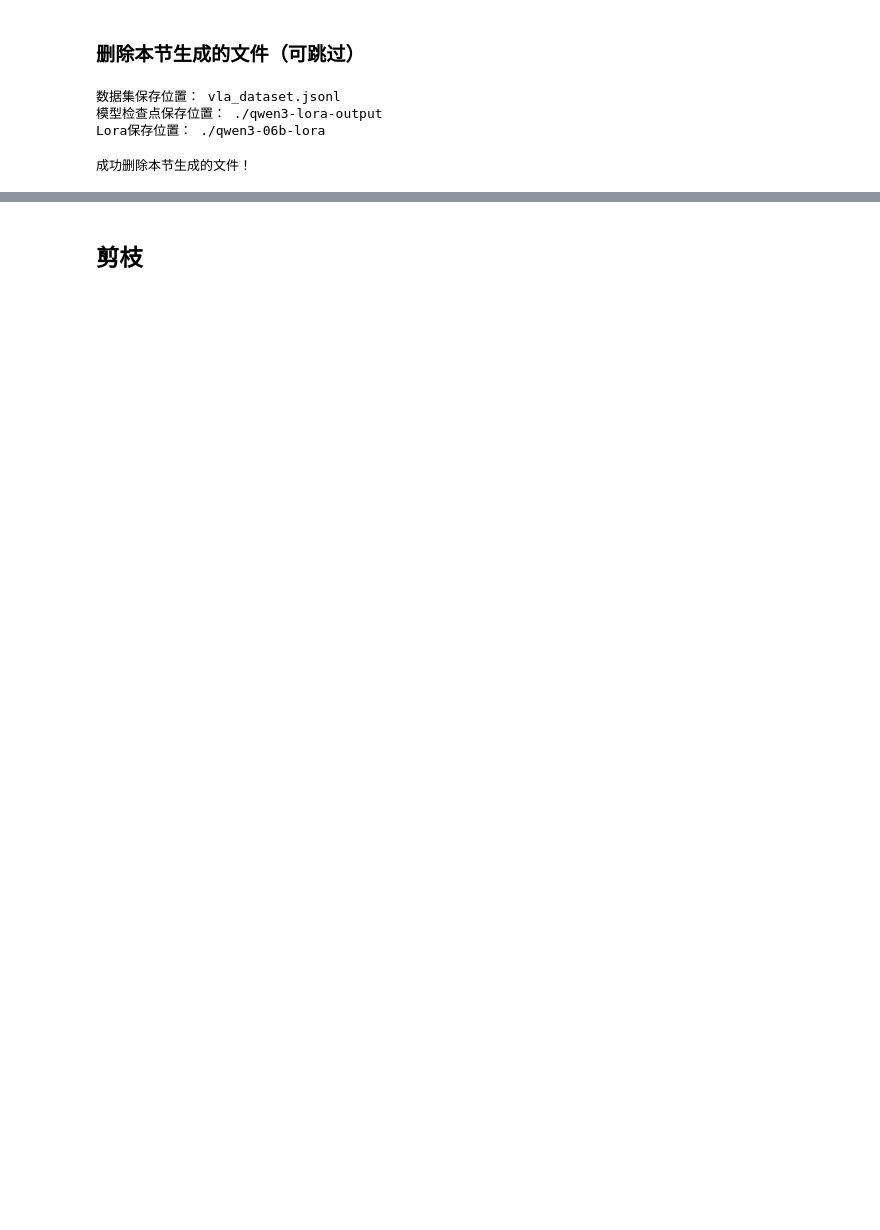
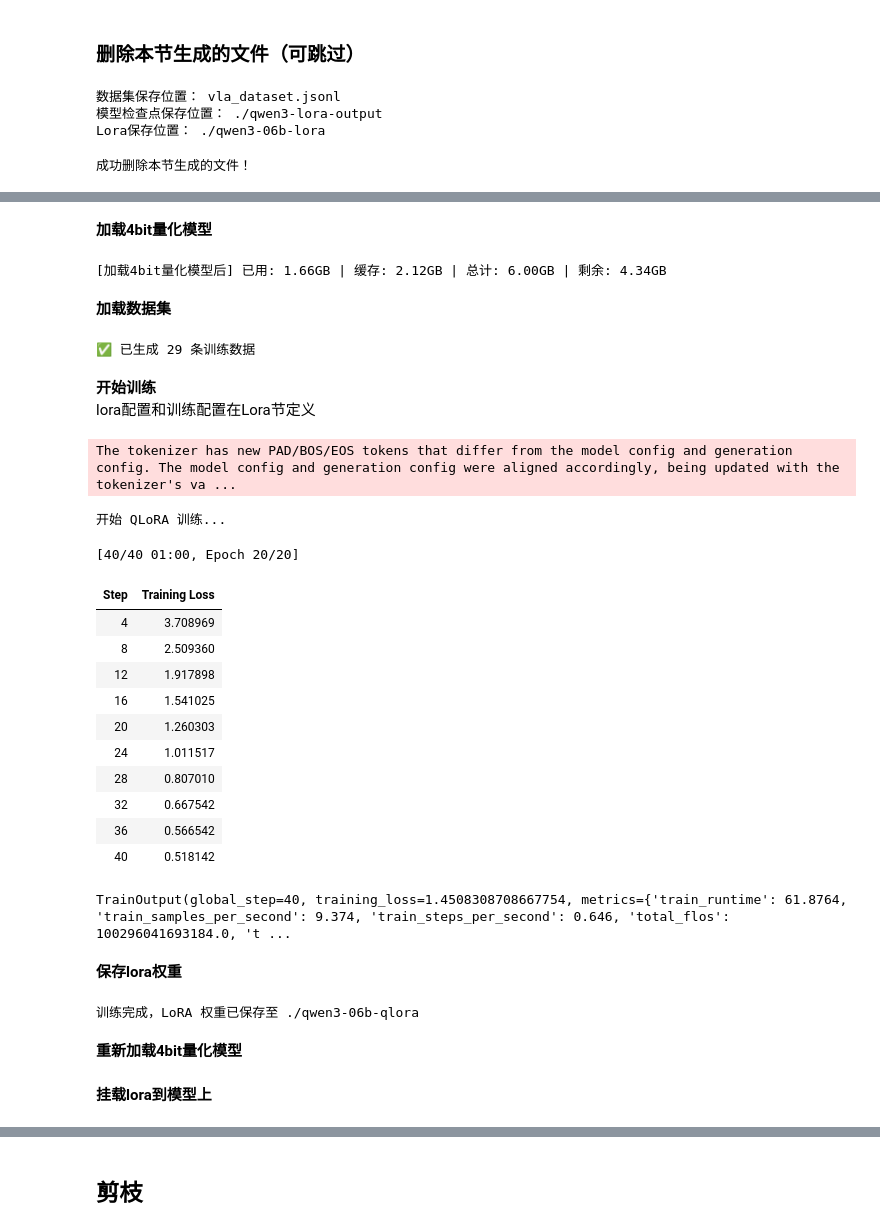
Before and after one commit to kkmlimingfeng/Artificial-Intelligence-Learning, a Jupyter notebook: kkmlmf/6_LMandLora.ipynb, the cells around one changed output, grey strips where cells are left out. Saved outputs shown, nothing was run; the diff lists cells and outputs as text; code cells hidden in the pictures; blank space fills up the shorter version.

```diff
--- a/kkmlmf/6_LMandLora.ipynb
+++ b/kkmlmf/6_LMandLora.ipynb
@@ -896 +959,55 @@ if not os.path.exists(dataset_path) and not os.path.exists(checkpoint_path) and
 - 先微调，再量化 -> 量化部署
+# %% [markdown]
+**加载4bit量化模型**
+# %%
+# 加载4bit量化基座模型（QLoRA论文写的是4bit量化）
+model, tokenizer = load_model_4bit(model_name)
+print_gpu_memory("加载4bit量化模型后")
+# %% [output]
+[加载4bit量化模型后] 已用: 1.66GB | 缓存: 2.12GB | 总计: 6.00GB | 剩余: 4.34GB
+# %% [markdown]
+**加载数据集**
+# %%
+dataset_path = create_temp_dataset()
+# %% [output]
+✅ 已生成 29 条训练数据
+# %% [markdown]
+**开始训练**
+lora配置和训练配置在Lora节定义
+# %%
+checkpoint_path = "./qwen3-qlora-output"
+trainer = SFTTrainer(
+    model = model,
+    peft_config=peft_config,          # 可以使用自动挂载lora
+    args = get_training_args(checkpoint_path),
+    train_dataset=dataset,           # 直接传原始数据集
+)
+print("开始 QLoRA 训练...")
+trainer.train()
+# %% [output]
+The tokenizer has new PAD/BOS/EOS tokens that differ from the model config and generation config. The model config and generation config were aligned accordingly, being updated with the tokenizer's va ...
+开始 QLoRA 训练...
+[40/40 01:00, Epoch 20/20]
+| Step | Training Loss |
+| 4 | 3.708969 |
+| 8 | 2.509360 |
+| 12 | 1.917898 |
+| 16 | 1.541025 |
+| 20 | 1.260303 |
+| 24 | 1.011517 |
+| 28 | 0.807010 |
+| 32 | 0.667542 |
+| 36 | 0.566542 |
+| 40 | 0.518142 |
+TrainOutput(global_step=40, training_loss=1.4508308708667754, metrics={'train_runtime': 61.8764, 'train_samples_per_second': 9.374, 'train_steps_per_second': 0.646, 'total_flos': 100296041693184.0, 't ...
+# %% [markdown]
+**保存lora权重**
+# %%
+save_path = "./qwen3-06b-qlora"
+trainer.model.save_pretrained(save_path)
+tokenizer.save_pretrained(save_path)
+print("训练完成，LoRA 权重已保存至", save_path)
+# %% [output]
+训练完成，LoRA 权重已保存至 ./qwen3-06b-qlora
+# %% [markdown]
+**重新加载4bit量化模型**
@@ -896,0 +1016,2 @@ if not os.path.exists(dataset_path) and not os.path.exists(checkpoint_path) and
+# %% [markdown]
+**挂载lora到模型上**
```
Also changed, not shown: parts of 81 cells of this notebook.
